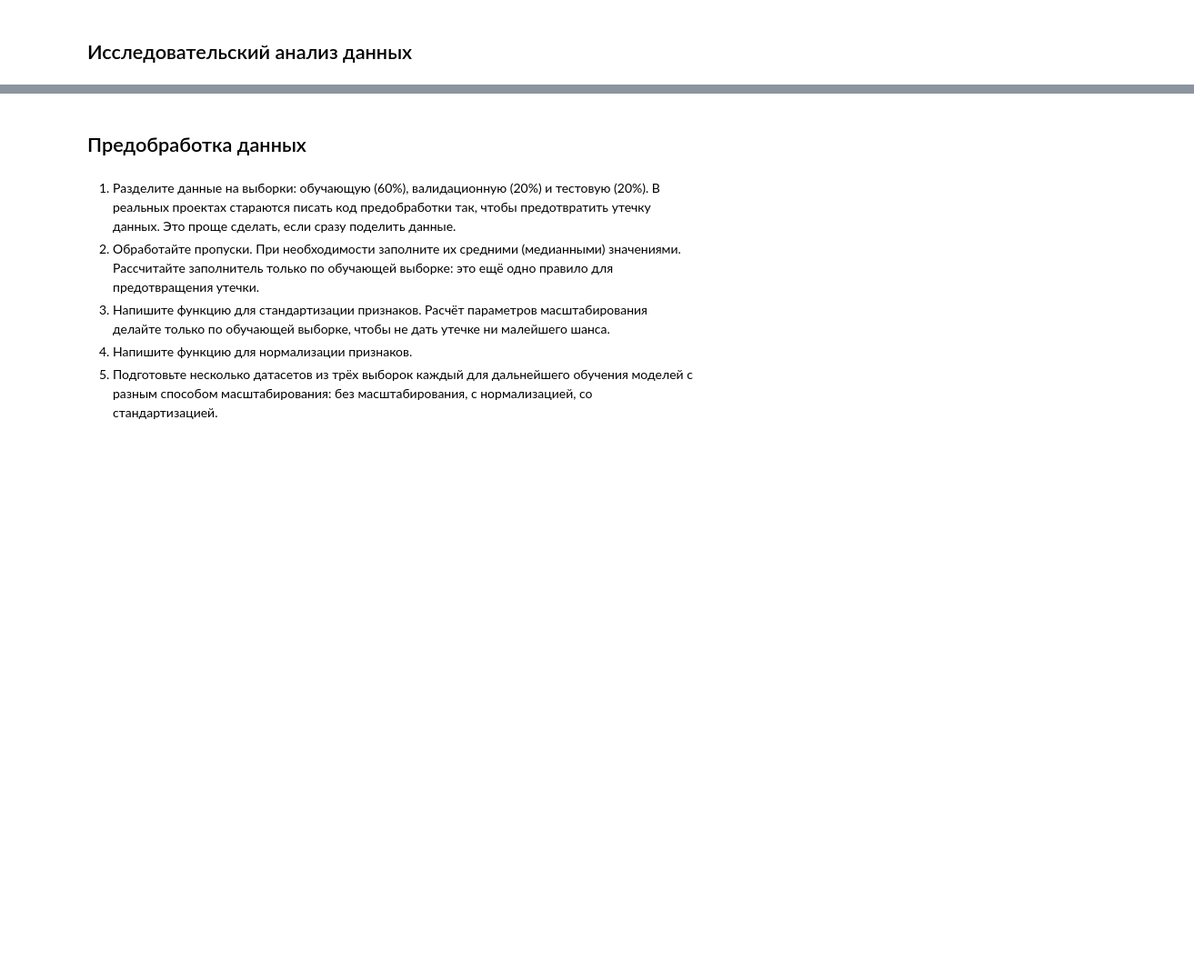
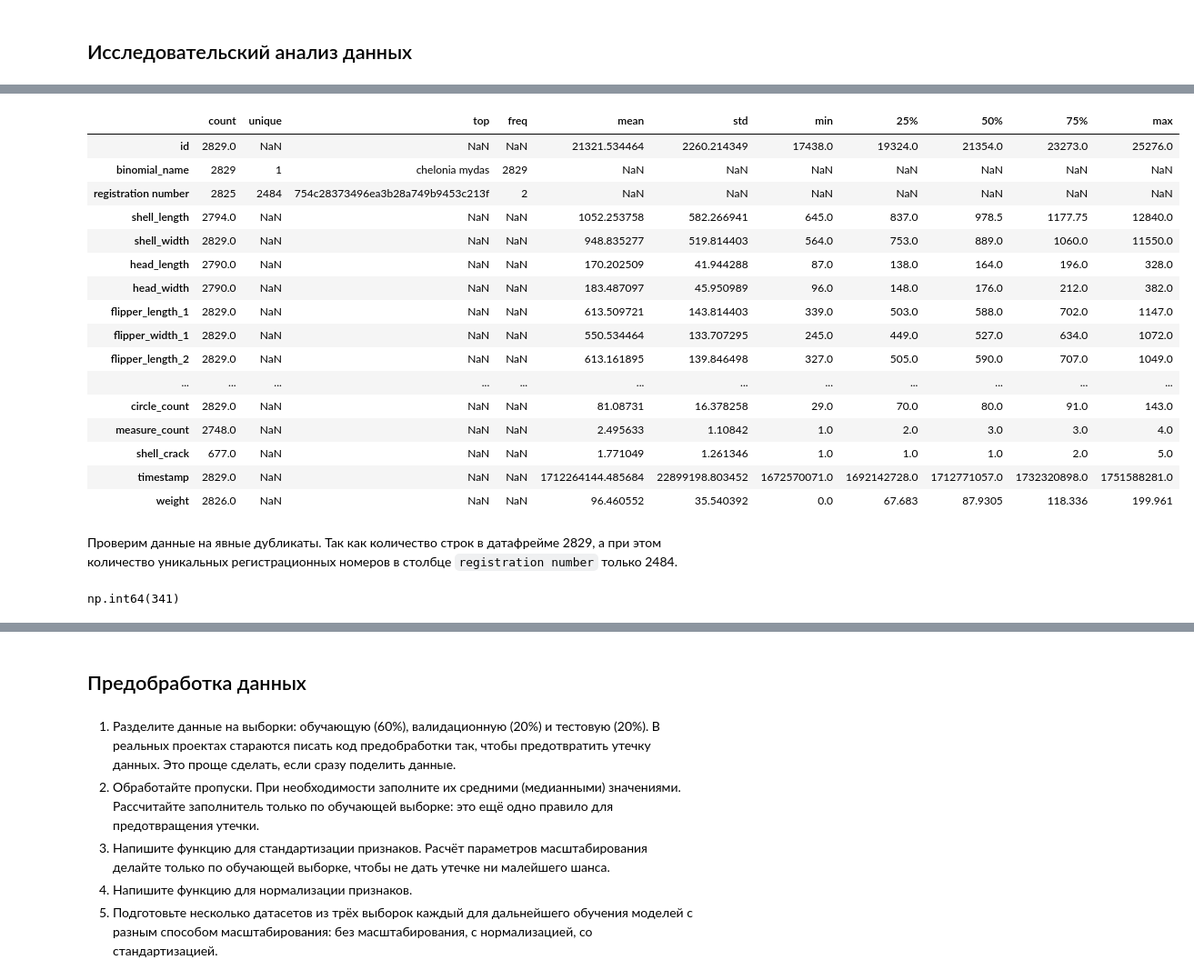
Before and after one commit to MEYakunin/Sprint10_Tortilla_Center, a Jupyter notebook: Sprint10_Tortilla_Center_Yakunin_Mikl.ipynb, the cells around one changed output, grey strips where cells are left out. Shown at 91% size. Saved outputs shown, nothing was run; the diff lists cells and outputs as text; code cells hidden in the pictures; blank space fills up the shorter version.

```diff
--- a/Sprint10_Tortilla_Center_Yakunin_Mikl.ipynb
+++ b/Sprint10_Tortilla_Center_Yakunin_Mikl.ipynb
@@ -59,0 +128,3 @@ import pandas as pd
+# %%
+# Производим нормализацию данных в столбце "binomial_name"
+df['binomial_name'] = df['binomial_name'].str.strip().str.lower()
@@ -59,0 +143,31 @@ import pandas as pd
+# %%
+# Отфильтруем датафрейм по черепахи вида "chelonia mydas"
+c_mydas_df = df[df['binomial_name'] == 'chelonia mydas']
+# %%
+# Вывидем общую информацию о новом датафрейме
+c_mydas_df.describe(include='all').T
+# %% [output]
+|  | count | unique | top | freq | mean | std | min | 25% | 50% | 75% | max |
+| id | 2829.0 | NaN | NaN | NaN | 21321.534464 | 2260.214349 | 17438.0 | 19324.0 | 21354.0 | 23273.0 | 25276.0 |
+| binomial_name | 2829 | 1 | chelonia mydas | 2829 | NaN | NaN | NaN | NaN | NaN | NaN | NaN |
+| registration number | 2825 | 2484 | 754c28373496ea3b28a749b9453c213f | 2 | NaN | NaN | NaN | NaN | NaN | NaN | NaN |
+| shell_length | 2794.0 | NaN | NaN | NaN | 1052.253758 | 582.266941 | 645.0 | 837.0 | 978.5 | 1177.75 | 12840.0 |
+| shell_width | 2829.0 | NaN | NaN | NaN | 948.835277 | 519.814403 | 564.0 | 753.0 | 889.0 | 1060.0 | 11550.0 |
+| head_length | 2790.0 | NaN | NaN | NaN | 170.202509 | 41.944288 | 87.0 | 138.0 | 164.0 | 196.0 | 328.0 |
+| head_width | 2790.0 | NaN | NaN | NaN | 183.487097 | 45.950989 | 96.0 | 148.0 | 176.0 | 212.0 | 382.0 |
+| flipper_length_1 | 2829.0 | NaN | NaN | NaN | 613.509721 | 143.814403 | 339.0 | 503.0 | 588.0 | 702.0 | 1147.0 |
+| flipper_width_1 | 2829.0 | NaN | NaN | NaN | 550.534464 | 133.707295 | 245.0 | 449.0 | 527.0 | 634.0 | 1072.0 |
+| flipper_length_2 | 2829.0 | NaN | NaN | NaN | 613.161895 | 139.846498 | 327.0 | 505.0 | 590.0 | 707.0 | 1049.0 |
+| ... | ... | ... | ... | ... | ... | ... | ... | ... | ... | ... | ... |
+| circle_count | 2829.0 | NaN | NaN | NaN | 81.08731 | 16.378258 | 29.0 | 70.0 | 80.0 | 91.0 | 143.0 |
+| measure_count | 2748.0 | NaN | NaN | NaN | 2.495633 | 1.10842 | 1.0 | 2.0 | 3.0 | 3.0 | 4.0 |
+| shell_crack | 677.0 | NaN | NaN | NaN | 1.771049 | 1.261346 | 1.0 | 1.0 | 1.0 | 2.0 | 5.0 |
+| timestamp | 2829.0 | NaN | NaN | NaN | 1712264144.485684 | 22899198.803452 | 1672570071.0 | 1692142728.0 | 1712771057.0 | 1732320898.0 | 1751588281.0 |
+| weight | 2826.0 | NaN | NaN | NaN | 96.460552 | 35.540392 | 0.0 | 67.683 | 87.9305 | 118.336 | 199.961 |
+# %% [markdown]
+Проверим данные на явные дубликаты. Так как количество строк в датафрейме 2829, а при этом количество уникальных регистрационных номеров в столбце `registration number` только 2484.
+# %%
+# Выводим количество строк с дубликатами
+c_mydas_df.duplicated().sum()
+# %% [output]
+np.int64(341)
```
Also changed, not shown: parts of 16 cells of this notebook.
